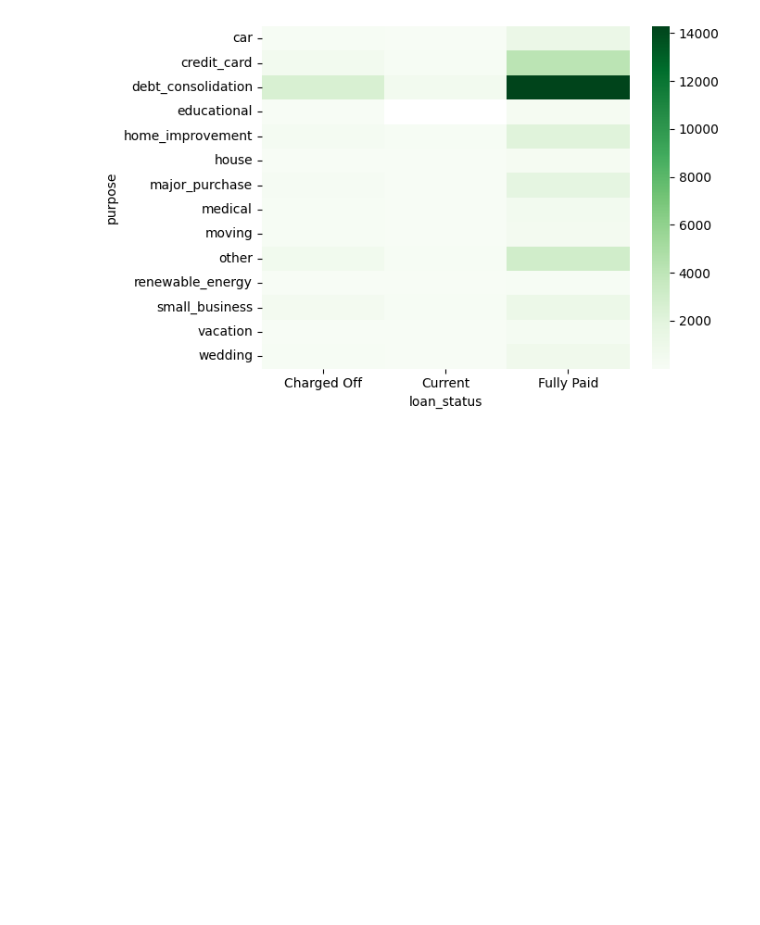
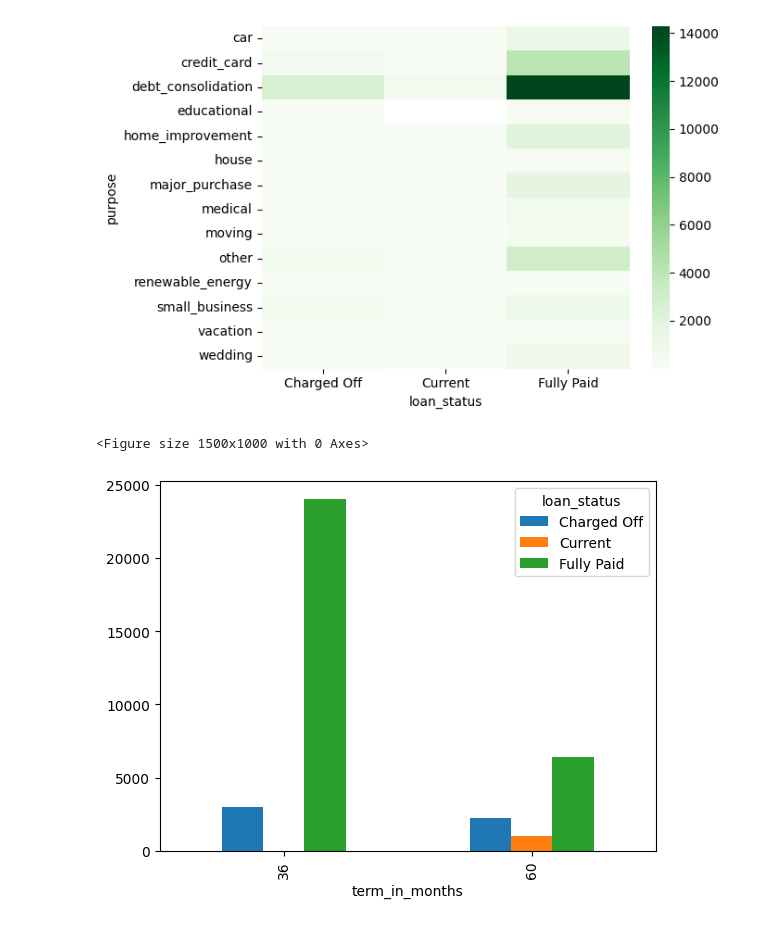
Before and after one commit to sagar220887/LendingClubCaseStudy, a Jupyter notebook: LendingCaseStudyNotebook.ipynb, the cells around one changed output. Cells and saved outputs as stored; diff of their text form; code cells hidden in the pictures; blank space fills up the shorter version.

```diff
--- a/LendingCaseStudyNotebook.ipynb
+++ b/LendingCaseStudyNotebook.ipynb
@@ -1011,3 +1056,14 @@ sns.heatmap(data = data1, cmap='Greens')
 # %% [output]
 <AxesSubplot: xlabel='loan_status', ylabel='purpose'>
 [figure]
+# %%
+# term_in_months vs loan_status
+
+plt.figure(figsize=(15,10))
+
+data1 = pd.pivot_table(data=loan_df_outlier, index='term_in_months', columns = 'loan_status', aggfunc='count')['annual_inc']
+data1.plot.bar()
+plt.show()
+# %% [output]
+<Figure size 1500x1000 with 0 Axes>
+[figure, added]
```
Also changed, not shown: parts of 15 cells of this notebook.
